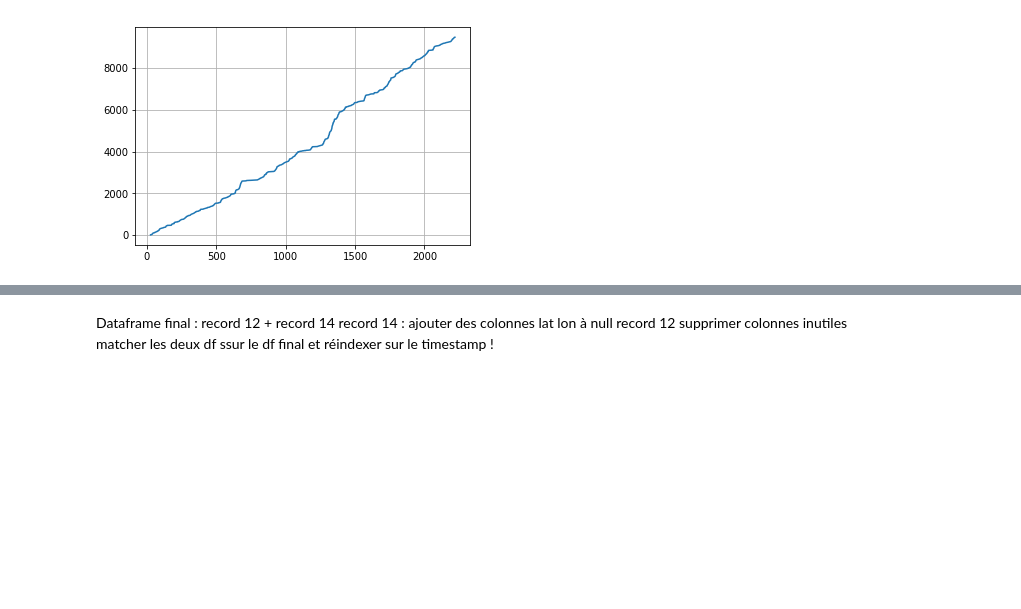
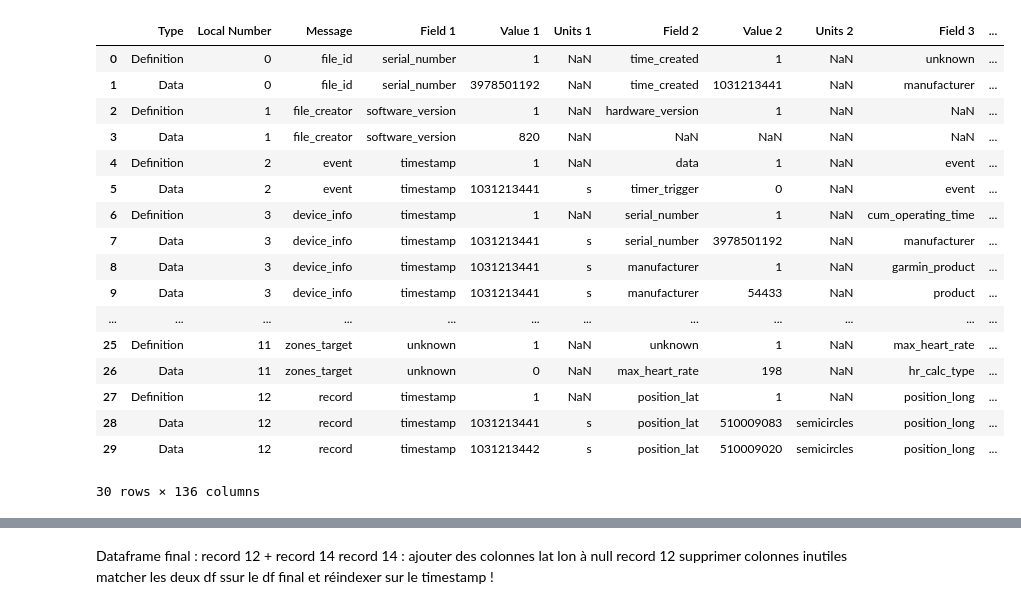
Before and after one commit to gleprince/stravart, a Jupyter notebook: database/raw_csv2csv.ipynb, the cells around one changed output, grey strips where cells are left out. Drawn from its saved outputs; the diff is of its cells as text; code cells hidden in the pictures; blank space fills up the shorter version.

```diff
--- a/database/raw_csv2csv.ipynb
+++ b/database/raw_csv2csv.ipynb
@@ -44,4 +13,21 @@ raw_data.describe()
-# %%
-raw_data[raw_data["Local Number"]==12]["Value 4"].plot().grid()
-# %% [output]
-[figure, removed]
+# %%
+raw_data.head(30)
+# %% [output]
+|  | Type | Local Number | Message | Field 1 | Value 1 | Units 1 | Field 2 | Value 2 | Units 2 | Field 3 | ... |
+| 0 | Definition | 0 | file_id | serial_number | 1 | NaN | time_created | 1 | NaN | unknown | ... |
+| 1 | Data | 0 | file_id | serial_number | 3978501192 | NaN | time_created | 1031213441 | NaN | manufacturer | ... |
+| 2 | Definition | 1 | file_creator | software_version | 1 | NaN | hardware_version | 1 | NaN | NaN | ... |
+| 3 | Data | 1 | file_creator | software_version | 820 | NaN | NaN | NaN | NaN | NaN | ... |
+| 4 | Definition | 2 | event | timestamp | 1 | NaN | data | 1 | NaN | event | ... |
+| 5 | Data | 2 | event | timestamp | 1031213441 | s | timer_trigger | 0 | NaN | event | ... |
+| 6 | Definition | 3 | device_info | timestamp | 1 | NaN | serial_number | 1 | NaN | cum_operating_time | ... |
+| 7 | Data | 3 | device_info | timestamp | 1031213441 | s | serial_number | 3978501192 | NaN | manufacturer | ... |
+| 8 | Data | 3 | device_info | timestamp | 1031213441 | s | manufacturer | 1 | NaN | garmin_product | ... |
+| 9 | Data | 3 | device_info | timestamp | 1031213441 | s | manufacturer | 54433 | NaN | product | ... |
+| ... | ... | ... | ... | ... | ... | ... | ... | ... | ... | ... | ... |
+| 25 | Definition | 11 | zones_target | unknown | 1 | NaN | unknown | 1 | NaN | max_heart_rate | ... |
+| 26 | Data | 11 | zones_target | unknown | 0 | NaN | max_heart_rate | 198 | NaN | hr_calc_type | ... |
+| 27 | Definition | 12 | record | timestamp | 1 | NaN | position_lat | 1 | NaN | position_long | ... |
+| 28 | Data | 12 | record | timestamp | 1031213441 | s | position_lat | 510009083 | semicircles | position_long | ... |
+| 29 | Data | 12 | record | timestamp | 1031213442 | s | position_lat | 510009020 | semicircles | position_long | ... |
+30 rows × 136 columns
```
Also changed, not shown: parts of 16 cells of this notebook, 5 other files.
